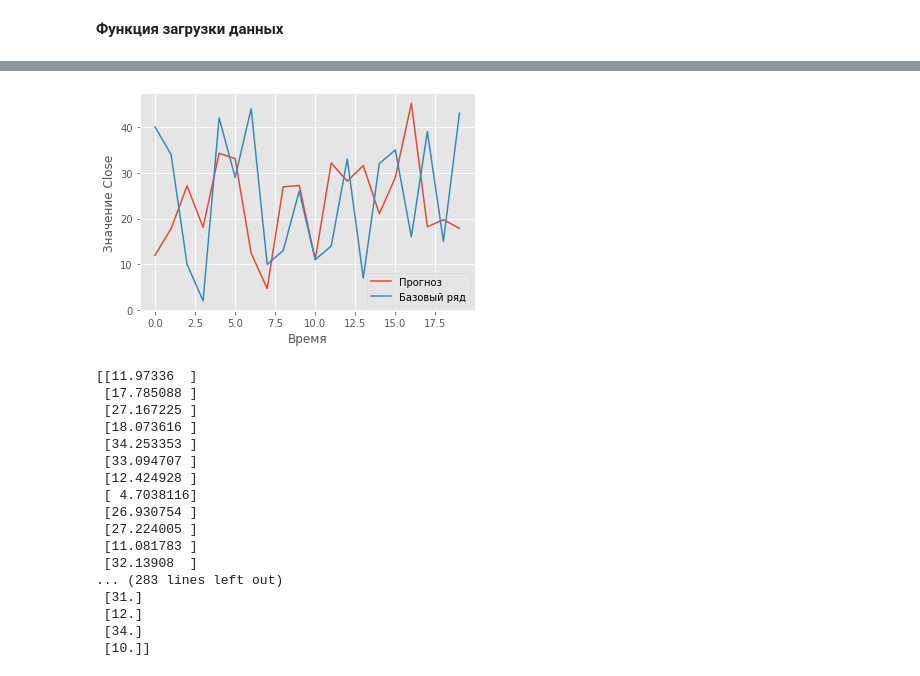
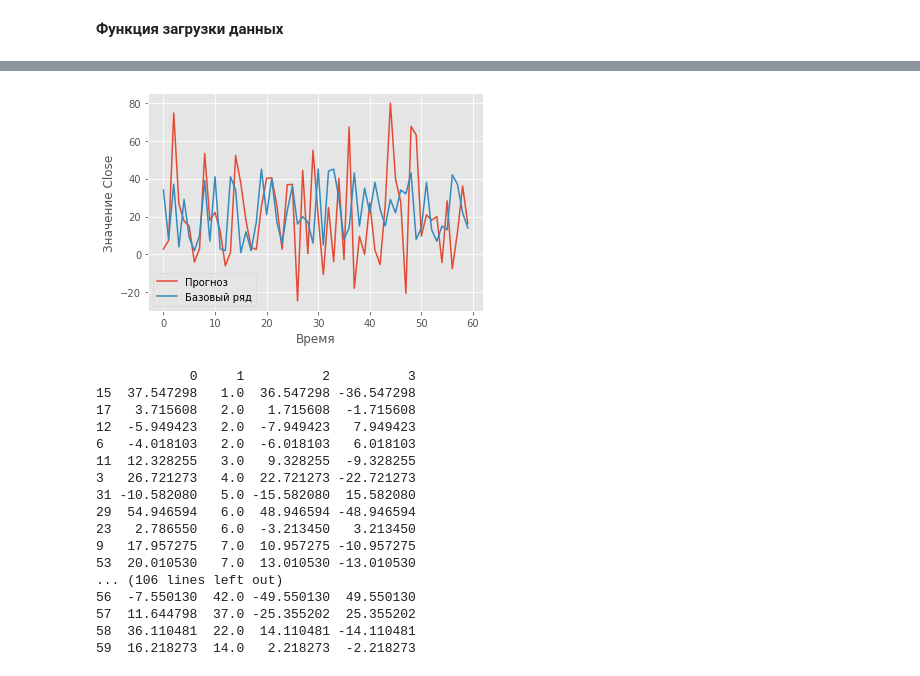
Before and after one commit to fazalpge/Forecast, a Jupyter notebook: pythonProject/Forecast_nuberline_5.ipynb, the cells around one changed output, grey strips where cells are left out. Drawn from its saved outputs; the diff is of its cells as text; code cells hidden in the pictures.

```diff
--- a/pythonProject/Forecast_nuberline_5.ipynb
+++ b/pythonProject/Forecast_nuberline_5.ipynb
@@ -25,3 +40,4 @@ frame = pd.read_csv('Gosloto_6x45_20200927.csv', header=0, sep=',')
 # %%
 # удвляем дату и тираж
-frame = frame.drop(columns=['datetime', 'tiraz', 'jackpot'], axis=1).astype(float)
+frame = frame.drop(columns=['datetime', 'tiraz'], axis=1).astype(float)
+frame
@@ -53,7 +83,7 @@ f = frame["6-number"].to_numpy()
 # for numa in a:
 #     np.append(allnum, [numa])
 con = np.stack([a, b, c,d,e,f], axis=1)
-con_r = con.reshape(6000,)
+con_r = con.reshape(32574,)
 # %%
 start = 0 #С какой точки начинаем
 step = con_r.shape[0] #Сколько точек отрисуем
@@ -203,7 +233,7 @@ def showCorr(channels, corrSteps, predVal, yValUnscaled):
   plt.show()
 # %%
 #Формируем параметры загрузки данных
-xLen = 6 #Анализируем по 300 прошедшим точкам
+xLen = 750 #Анализируем по 300 прошедшим точкам
 stepsForward = 1 #Предсказываем на 1 шаг вперёд
 xChannels = range(con.shape[1]) #Используемвсе входные каналы
 yChannels = [0] #Предказываем только open канал
@@ -229,9 +259,9 @@ print(yVal.shape)
 (100, 1)
 # %%
 modelC = Sequential()
-modelC.add(Conv1D(6, 6, input_shape = (xTrain.shape[1], xTrain.shape[2]), activation="linear"))
+modelC.add(Conv1D(60, 6, input_shape = (xTrain.shape[1], xTrain.shape[2]), activation="linear"))
 modelC.add(Flatten())
-modelC.add(Dense(24, activation="linear"))
+modelC.add(Dense(100, activation="linear"))
 modelC.add(Dense(yTrain.shape[1], activation="linear"))
 
 modelC.compile(loss="mse", optimizer=Adam(lr=1e-4))
@@ -239,7 +269,7 @@ modelC.compile(loss="mse", optimizer=Adam(lr=1e-4))
 history = modelC.fit(xTrain,
                     yTrain,
                     epochs=20,
-                    batch_size=36,
+                    batch_size=20,
                     verbose=1,
                     validation_data=(xVal, yVal))
 
@@ -286,27 +316,32 @@ plt.show()
 # %%
 #Отображаем графики
-showPredict(0, 20, 0, predVal, yValUnscaled)
-print (predVal, yValUnscaled)
-print (yValUnscaled)
+showPredict(0, 60, 0, predVal, yValUnscaled)
+#print (predVal, yValUnscaled)
+yes = pd.DataFrame(predVal)
+yes['1'] = yValUnscaled
+yes['2'] = predVal - yValUnscaled
+yes['3'] = yValUnscaled - predVal
+print (yes[:60].sort_values('1'))
+print (yes[:60])
 # %% [output]
-[figure, old version]
+[figure, new version]
-[[11.97336  ]
- [17.785088 ]
- [27.167225 ]
- [18.073616 ]
- [34.253353 ]
- [33.094707 ]
- [12.424928 ]
- [ 4.7038116]
- [26.930754 ]
- [27.224005 ]
- [11.081783 ]
- [32.13908  ]
-... (283 lines left out)
- [31.]
- [12.]
- [34.]
- [10.]]
+            0     1          2          3
+15  37.547298   1.0  36.547298 -36.547298
+17   3.715608   2.0   1.715608  -1.715608
+12  -5.949423   2.0  -7.949423   7.949423
+6   -4.018103   2.0  -6.018103   6.018103
+11  12.328255   3.0   9.328255  -9.328255
+3   26.721273   4.0  22.721273 -22.721273
+31 -10.582080   5.0 -15.582080  15.582080
+29  54.946594   6.0  48.946594 -48.946594
+23   2.786550   6.0  -3.213450   3.213450
+9   17.957275   7.0  10.957275 -10.957275
+53  20.010530   7.0  13.010530 -13.010530
+... (106 lines left out)
+56  -7.550130  42.0 -49.550130  49.550130
+57  11.644798  37.0 -25.355202  25.355202
+58  36.110481  22.0  14.110481 -14.110481
+59  16.218273  14.0   2.218273  -2.218273
 # %%
 #Отображаем корреляцию
 
```
Also changed, not shown: parts of 9 cells of this notebook, 4 other files.
